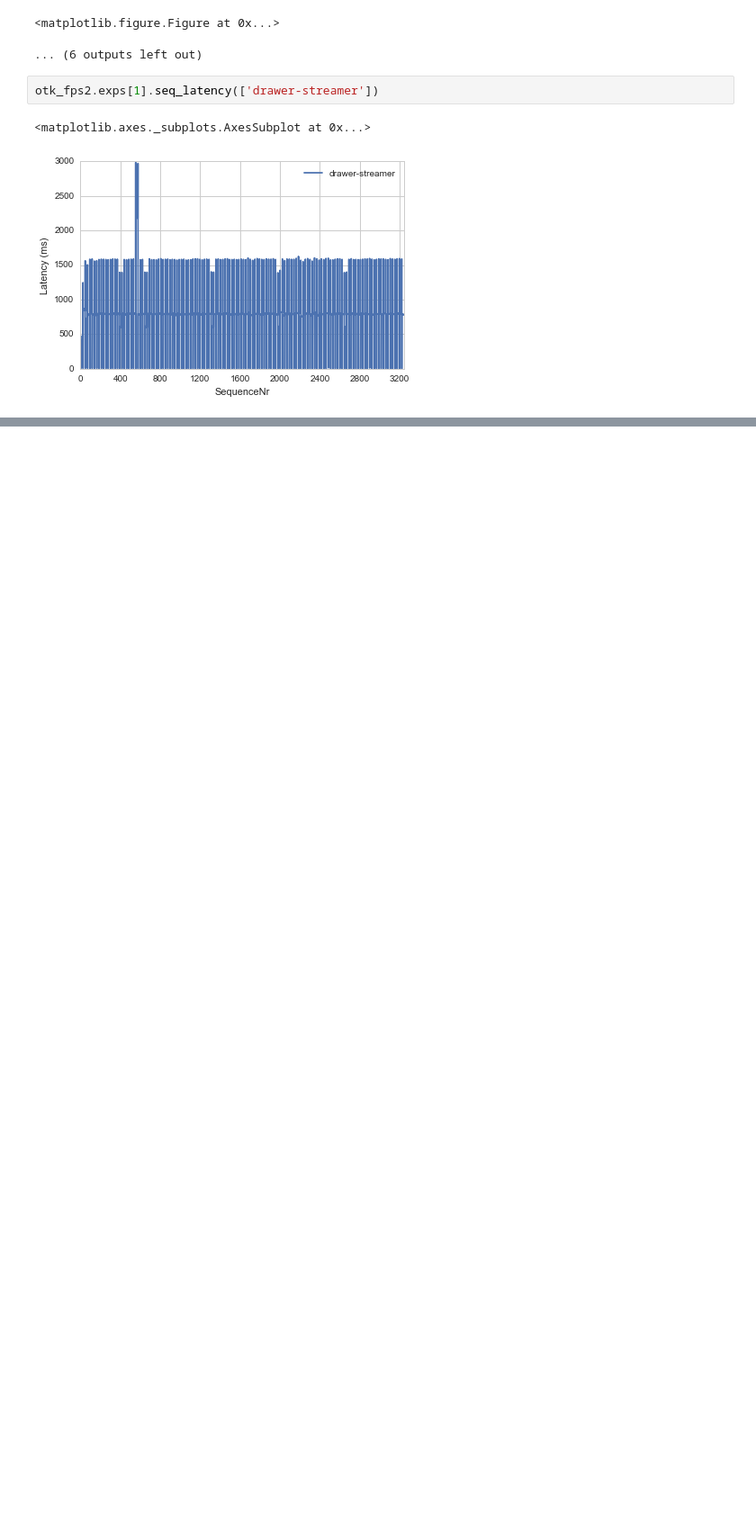
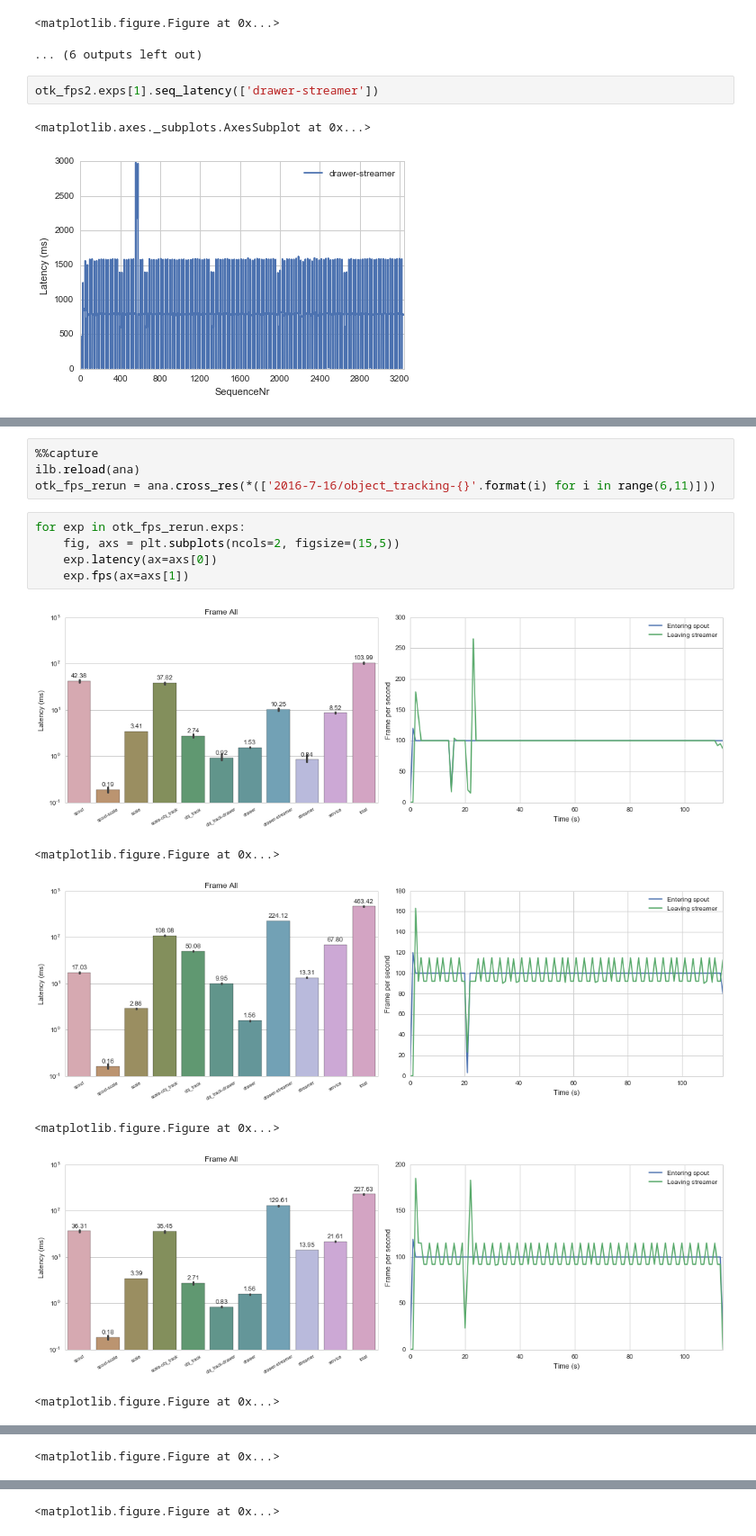
Before and after one commit to Aetf/remotelog, a Jupyter notebook: Exp-Res.ipynb, the cells around one changed output, grey strips where cells are left out. Shown at 90% size. Drawn from its saved outputs; the diff is of its cells as text; blank space fills up the shorter version.

```diff
--- a/Exp-Res.ipynb
+++ b/Exp-Res.ipynb
@@ -805,0 +823,16 @@ otk_fps2.exps[1].seq_latency(['drawer-streamer'])
+# %%
+%%capture
+ilb.reload(ana)
+otk_fps_rerun = ana.cross_res(*(['2016-7-16/object_tracking-{}'.format(i) for i in range(6,11)]))
+# %%
+for exp in otk_fps_rerun.exps:
+    fig, axs = plt.subplots(ncols=2, figsize=(15,5))
+    exp.latency(ax=axs[0])
+    exp.fps(ax=axs[1])
+# %% [output]
+[figure, added]
+<matplotlib.figure.Figure at 0x...>
+[figure, added]
+<matplotlib.figure.Figure at 0x...>
+[figure, added]
+<matplotlib.figure.Figure at 0x...>
@@ -805,0 +840 @@ otk_fps2.exps[1].seq_latency(['drawer-streamer'])
+<matplotlib.figure.Figure at 0x...>
@@ -805,0 +842 @@ otk_fps2.exps[1].seq_latency(['drawer-streamer'])
+<matplotlib.figure.Figure at 0x...>
```
Also changed, not shown: parts of 4 cells of this notebook, 51 other files.
